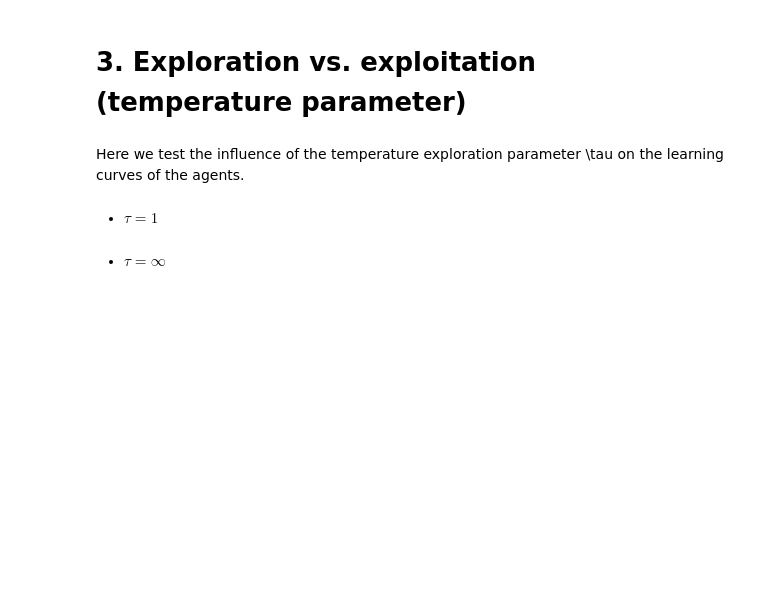
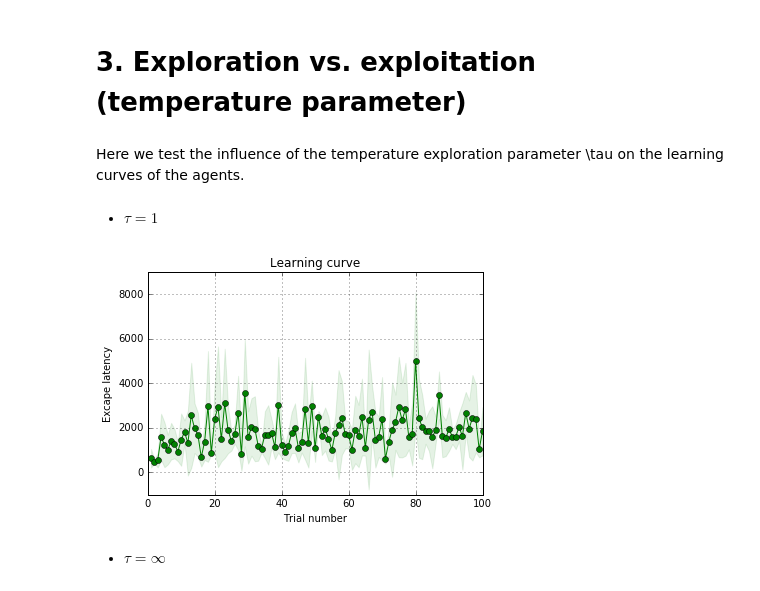
Before and after one commit to rodrigo-pena/rl-mountain-car, a Jupyter notebook: experiments.ipynb, the cells around one changed output. Cells and saved outputs as stored; diff of their text form; code cells hidden in the pictures; blank space fills up the shorter version.

```diff
--- a/experiments.ipynb
+++ b/experiments.ipynb
@@ -105,8 +108,11 @@ Here we test the influence of the temperature exploration parameter \tau on the
 * $\tau = 1$
 # %%
 learning_curves = st.batch_agents(temp=1)
-st.plot_learning_curves(learning_curves)
+fig, _ = st.plot_learning_curves(learning_curves)
+fig.savefig('tau=1.pdf', bbox_inches='tight')
 plt.show()
+# %% [output]
+[figure, added]
 # %% [markdown]
 * $\tau = \infty$
 # %%
```
Also changed, not shown: parts of 17 cells of this notebook, 2 other files.
